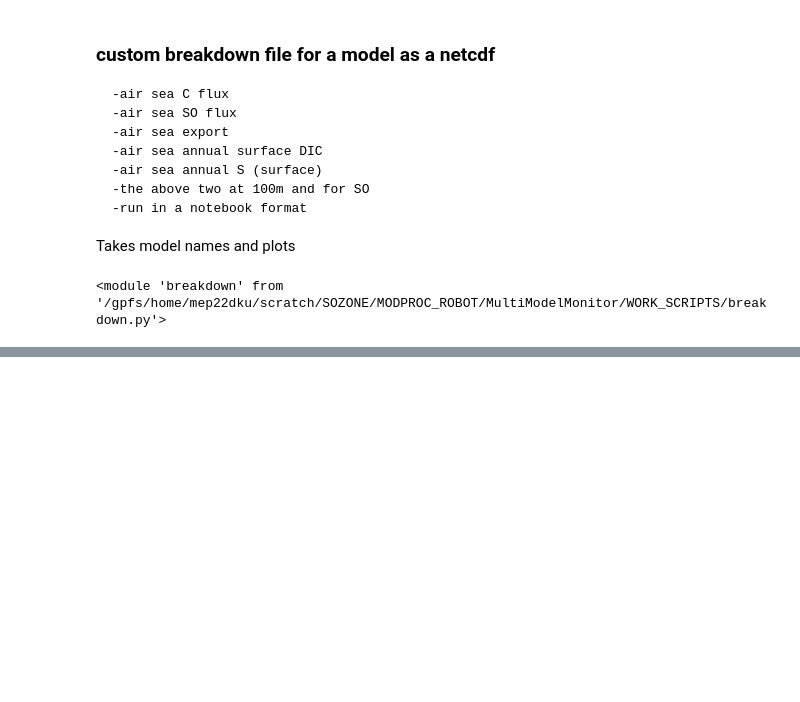
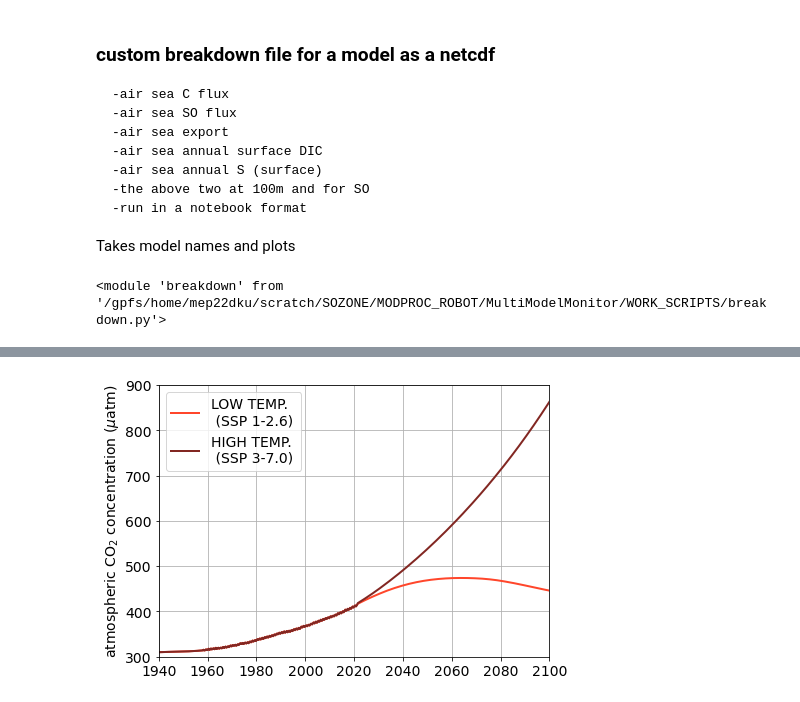
Before and after one commit to tjarnikova/SOZONE, a Jupyter notebook: MODPROC_ROBOT/MultiModelMonitor/UnspunupFullRunsetSummary.ipynb, the cells around one changed output, grey strips where cells are left out. Drawn from its saved outputs; the diff is of its cells as text; code cells hidden in the pictures; blank space fills up the shorter version.

```diff
--- a/MODPROC_ROBOT/MultiModelMonitor/UnspunupFullRunsetSummary.ipynb
+++ b/MODPROC_ROBOT/MultiModelMonitor/UnspunupFullRunsetSummary.ipynb
@@ -115,9 +194,24 @@ if graph:
 # %%
-# plt.plot(df1['1650.042'],df1['276.58'])
-# plt.plot(df3['1650.042'],df3['276.58'])
-# plt.xlim([1940,2100])
-# plt.ylim([250,1000])
-# plt.grid()
+import numpy as np
+import pandas as pd
+q = pd.read_csv('./co2_simple.csv')
+q.head()
+
+yr = np.array(q.yr)
+ssp1 = np.array(q.ssp1)
+ssp3 = np.array(q.ssp3)
+
+fact = 0.5
+fig, axs = plt.subplots(1,1, figsize=(14*fact, 10*fact), facecolor='w', edgecolor='k')
+plt.plot(yr,ssp1, color = sc.scen['3A']['color'], linewidth = 2, label = 'LOW TEMP. \n (SSP 1-2.6)')
+plt.plot(yr,ssp3, color = sc.scen['3B']['color'], linewidth = 2, label = 'HIGH TEMP. \n (SSP 3-7.0)')
+plt.xlim([1940,2100])
+plt.ylim([300, 900])
+plt.legend()
+plt.ylabel('atmospheric CO$_2$ concentration ($\mu$atm)')
+plt.grid()
+# %% [output]
+[figure, added]
 # %%
 # extract = False #extracting?
 # graph = True #plotting?
```
Also changed, not shown: parts of 4 cells of this notebook, 3 other files.
